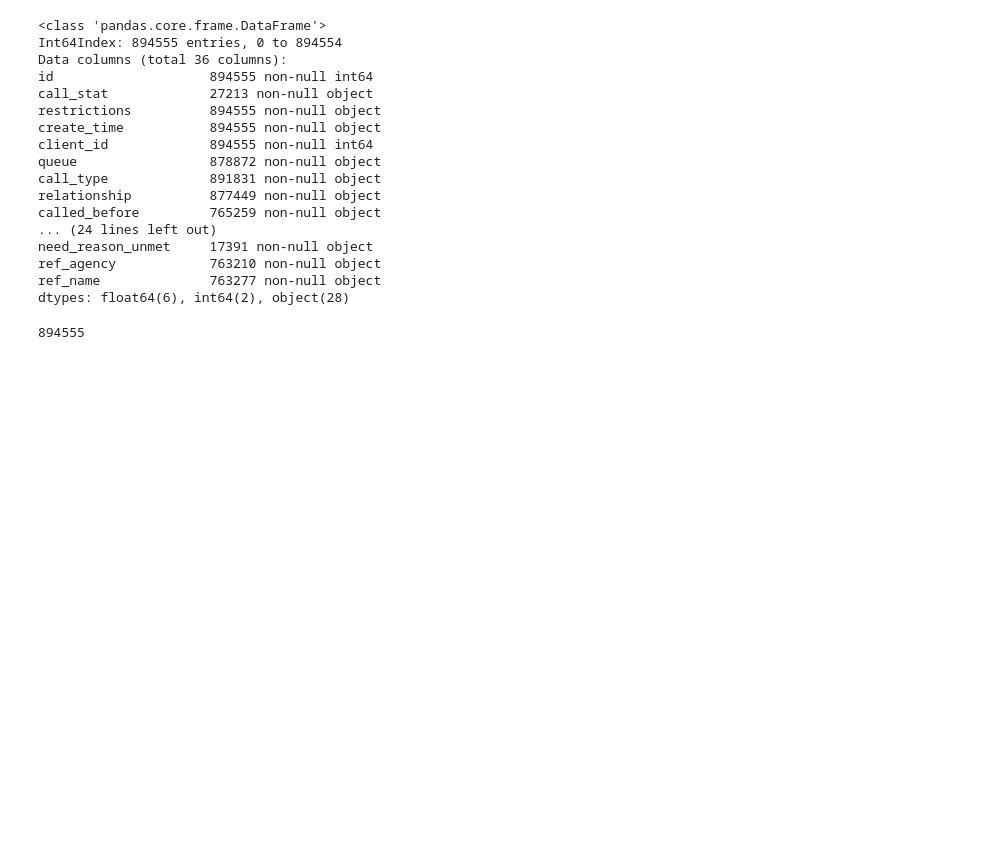
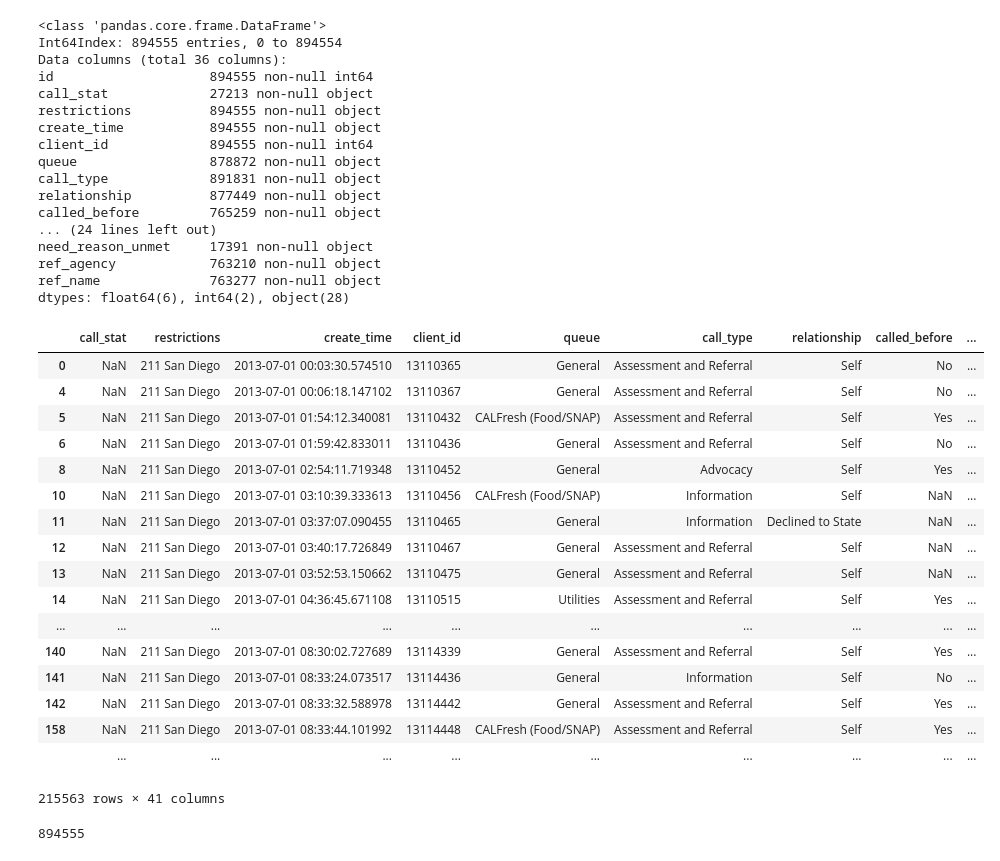
Before and after one commit to SDRDLAnalysts/pdp-data-projects, a Jupyter notebook: 211sandiego.org/servicecalls/analysts/gonzalo.ipynb, the cells around one changed output. Drawn from its saved outputs; the diff is of its cells as text; code cells hidden in the pictures; blank space fills up the shorter version.

```diff
--- a/211sandiego.org/servicecalls/analysts/gonzalo.ipynb
+++ b/211sandiego.org/servicecalls/analysts/gonzalo.ipynb
@@ -45,6 +46,27 @@ need_reason_unmet     17391 non-null object
 ref_agency            763210 non-null object
 ref_name              763277 non-null object
 dtypes: float64(6), int64(2), object(28)
+# %%
+df
+# %% [output]
+|  | call_stat | restrictions | create_time | client_id | queue | call_type | relationship | called_before | ... |
+| 0 | NaN | 211 San Diego | 2013-07-01 00:03:30.574510 | 13110365 | General | Assessment and Referral | Self | No | ... |
+| 4 | NaN | 211 San Diego | 2013-07-01 00:06:18.147102 | 13110367 | General | Assessment and Referral | Self | No | ... |
+| 5 | NaN | 211 San Diego | 2013-07-01 01:54:12.340081 | 13110432 | CALFresh (Food/SNAP) | Assessment and Referral | Self | Yes | ... |
+| 6 | NaN | 211 San Diego | 2013-07-01 01:59:42.833011 | 13110436 | General | Assessment and Referral | Self | No | ... |
+| 8 | NaN | 211 San Diego | 2013-07-01 02:54:11.719348 | 13110452 | General | Advocacy | Self | Yes | ... |
+| 10 | NaN | 211 San Diego | 2013-07-01 03:10:39.333613 | 13110456 | CALFresh (Food/SNAP) | Information | Self | NaN | ... |
+| 11 | NaN | 211 San Diego | 2013-07-01 03:37:07.090455 | 13110465 | General | Information | Declined to State | NaN | ... |
+| 12 | NaN | 211 San Diego | 2013-07-01 03:40:17.726849 | 13110467 | General | Assessment and Referral | Self | NaN | ... |
+| 13 | NaN | 211 San Diego | 2013-07-01 03:52:53.150662 | 13110475 | General | Assessment and Referral | Self | NaN | ... |
+| 14 | NaN | 211 San Diego | 2013-07-01 04:36:45.671108 | 13110515 | Utilities | Assessment and Referral | Self | Yes | ... |
+| ... | ... | ... | ... | ... | ... | ... | ... | ... | ... |
+| 140 | NaN | 211 San Diego | 2013-07-01 08:30:02.727689 | 13114339 | General | Assessment and Referral | Self | Yes | ... |
+| 141 | NaN | 211 San Diego | 2013-07-01 08:33:24.073517 | 13114436 | General | Information | Self | No | ... |
+| 142 | NaN | 211 San Diego | 2013-07-01 08:33:32.588978 | 13114442 | General | Assessment and Referral | Self | Yes | ... |
+| 158 | NaN | 211 San Diego | 2013-07-01 08:33:44.101992 | 13114448 | CALFresh (Food/SNAP) | Assessment and Referral | Self | Yes | ... |
+|  | ... | ... | ... | ... | ... | ... | ... | ... | ... |
+215563 rows × 41 columns
 # %%
 len(df)
 # %% [output]
```
Also changed, not shown: parts of 11 cells of this notebook.
